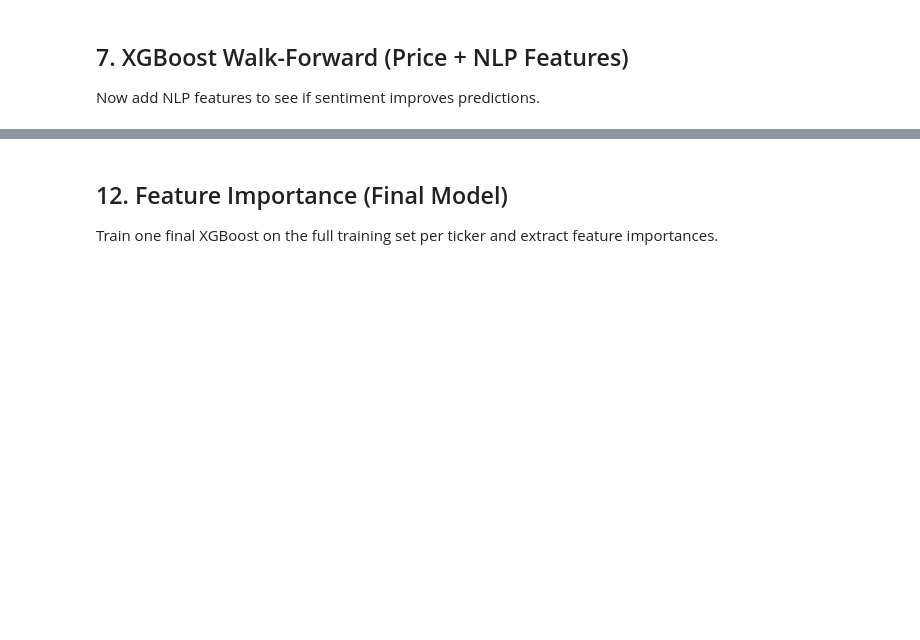
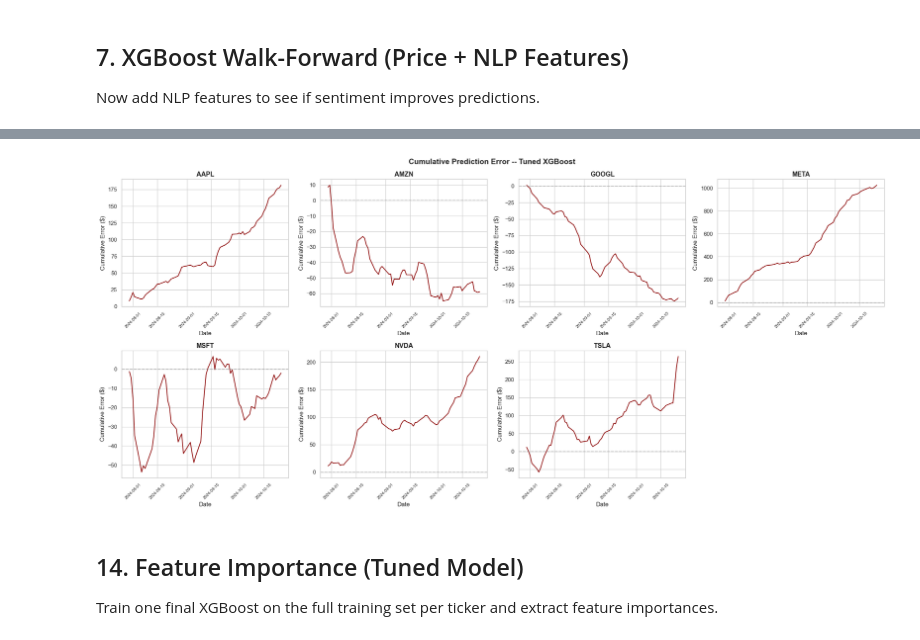
Before and after one commit to nikorose87/SyPStockMarketModel, a Jupyter notebook: Modelling/XGBoost.ipynb, the cells around one changed output, grey strips where cells are left out. Cells and saved outputs as stored; diff of their text form; code cells hidden in the pictures; blank space fills up the shorter version.

```diff
--- a/Modelling/XGBoost.ipynb
+++ b/Modelling/XGBoost.ipynb
@@ -434,25 +708,27 @@ plt.show()
 # %%
 fig, axes = plt.subplots(2, 4, figsize=(22, 10))
 axes = axes.flatten()
 
 for i, ticker in enumerate(tickers):
-    preds = xgb_all_predictions[ticker]
+    preds = tuned_all_predictions[ticker]
     residuals = preds['actual'] - preds['predicted']
     cum_error = residuals.cumsum()
 
     axes[i].plot(preds['date'], cum_error, linewidth=1.5, color='darkred')
     axes[i].axhline(0, color='gray', linestyle='--', alpha=0.4)
     axes[i].set_title(ticker, fontsize=13, fontweight='bold')
     axes[i].tick_params(axis='x', rotation=45, labelsize=8)
     axes[i].set_xlabel('Date')
     axes[i].set_ylabel('Cumulative Error ($)')
 
 axes[-1].set_visible(False)
-fig.suptitle('Cumulative Prediction Error Over Time', fontsize=15, fontweight='bold')
+fig.suptitle('Cumulative Prediction Error -- Tuned XGBoost', fontsize=15, fontweight='bold')
 plt.tight_layout()
 plt.show()
+# %% [output]
+[figure, added]
 # %% [markdown]
-## 12. Feature Importance (Final Model)
+## 14. Feature Importance (Tuned Model)
 
 Train one final XGBoost on the full training set per ticker and extract feature importances.
 # %%
```
Also changed, not shown: parts of 22 cells of this notebook, 3 other files.
